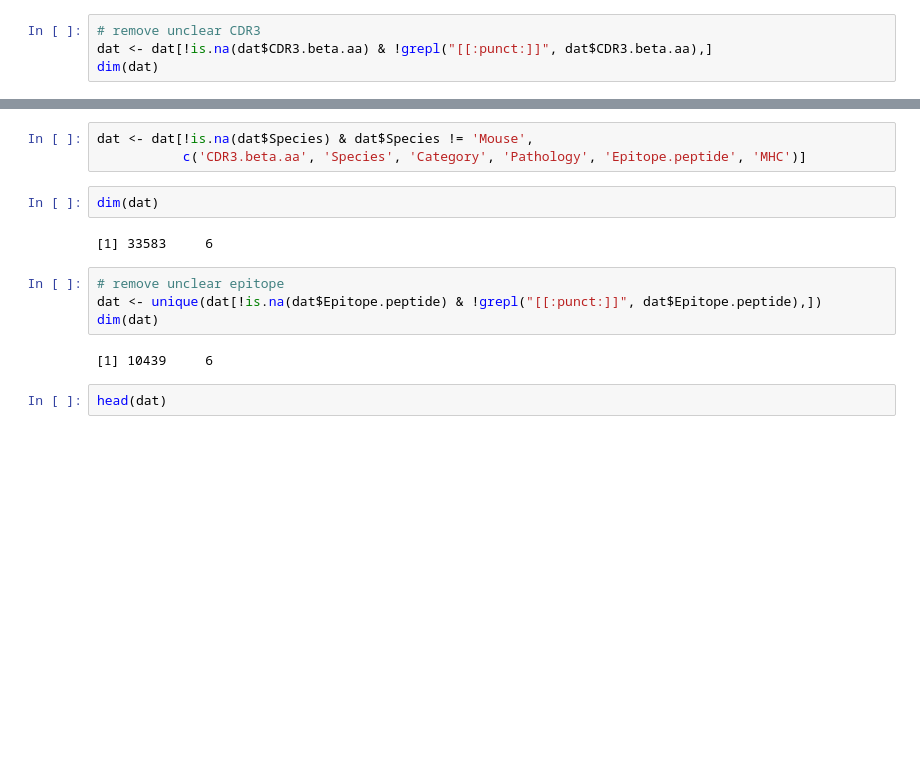
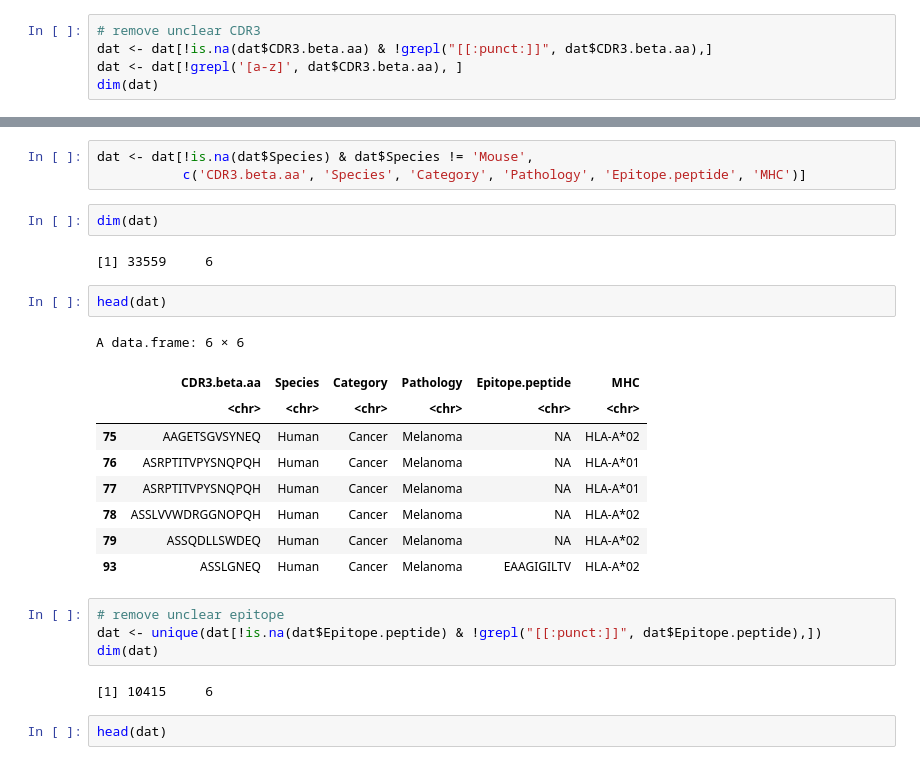
Before and after one commit to nttvy/TCR-datasets, a Jupyter notebook: McPAS/full/McPAS-analysis.ipynb, the cells around one changed output, grey strips where cells are left out. Saved outputs shown, nothing was run; the diff lists cells and outputs as text; blank space fills up the shorter version.

```diff
--- a/McPAS/McPAS-analysis.ipynb
+++ b/McPAS/full/McPAS-analysis.ipynb
@@ -65,5 +65,6 @@ any(grepl(" ", dat$Epitope.peptide))
 # %%
 # remove unclear CDR3
 dat <- dat[!is.na(dat$CDR3.beta.aa) & !grepl("[[:punct:]]", dat$CDR3.beta.aa),]
+dat <- dat[!grepl('[a-z]', dat$CDR3.beta.aa), ]
 dim(dat)
 # %% [output]
@@ -78,13 +79,25 @@ dat <- dat[!is.na(dat$Species) & dat$Species != 'Mouse',
 # %%
 dim(dat)
 # %% [output]
-[1] 33583     6
+[1] 33559     6
+# %%
+head(dat)
+# %% [output]
+A data.frame: 6 × 6
+|  | CDR3.beta.aa | Species | Category | Pathology | Epitope.peptide | MHC |
+|  | <chr> | <chr> | <chr> | <chr> | <chr> | <chr> |
+| 75 | AAGETSGVSYNEQ | Human | Cancer | Melanoma | NA | HLA-A*02 |
+| 76 | ASRPTITVPYSNQPQH | Human | Cancer | Melanoma | NA | HLA-A*01 |
+| 77 | ASRPTITVPYSNQPQH | Human | Cancer | Melanoma | NA | HLA-A*01 |
+| 78 | ASSLVVWDRGGNOPQH | Human | Cancer | Melanoma | NA | HLA-A*02 |
+| 79 | ASSQDLLSWDEQ | Human | Cancer | Melanoma | NA | HLA-A*02 |
+| 93 | ASSLGNEQ | Human | Cancer | Melanoma | EAAGIGILTV | HLA-A*02 |
 # %%
 # remove unclear epitope
 dat <- unique(dat[!is.na(dat$Epitope.peptide) & !grepl("[[:punct:]]", dat$Epitope.peptide),])
 dim(dat)
 # %% [output]
-[1] 10439     6
+[1] 10415     6
 # %%
 head(dat)
 # %% [output]
```
Also changed, not shown: parts of 6 cells of this notebook, 8 other files.
